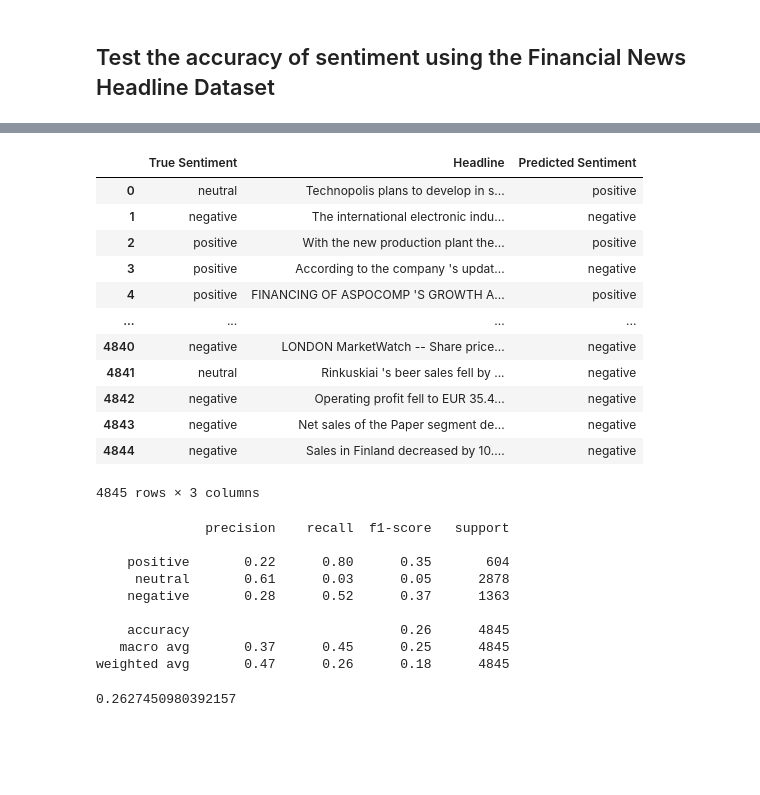
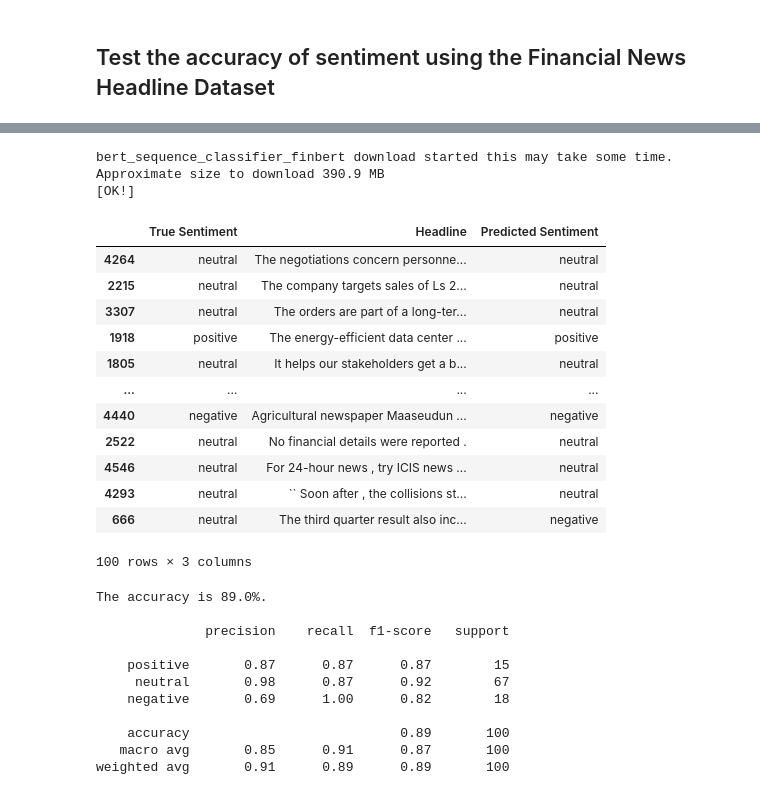
Before and after one commit to Brand-Sentiment-Tracking/dev-sentiment-package, a Jupyter notebook: johnsnow/CLASS_FOR_SENTIMENT_DETECTION_USING_SNOW_LABS_PIPELINES.ipynb, the cells around one changed output, grey strips where cells are left out. Cells and saved outputs as stored; diff of their text form; code cells hidden in the pictures; blank space fills up the shorter version.

```diff
--- a/johnsnow/CLASS_FOR_SENTIMENT_DETECTION_USING_SNOW_LABS_PIPELINES.ipynb
+++ b/johnsnow/CLASS_FOR_SENTIMENT_DETECTION_USING_SNOW_LABS_PIPELINES.ipynb
@@ -263,49 +320,82 @@ Saving all-data.csv to all-data.csv
 # %%
 import io
 # Store data in a Pandas Dataframe
-df = pd.read_csv(io.BytesIO(uploaded['all-data.csv']), encoding='latin-1')
+df = pd.read_csv("./sentiment-analysis-for-financial-news/all-data.csv", encoding='latin-1')
 df.columns = ['True Sentiment', 'Headline']
 
+# shuffle the DataFrame rows
+df = df.sample(frac = 1)
+
+# Make dataset smaller for faster runtime
+num_sentences = 100
+total_num_sentences = df.shape[0]
+df.drop(df.index[num_sentences:total_num_sentences], inplace=True)
+
+# Create the identifier object
+identifier = SentimentIdentification(MODEL_NAME = "custom_pipeline")
+
 preds = []
+target = []
+ignored_idxs = []
+sentiment_to_ignore = "" # e.g. neutral
+
 # Collect predicted sentiment for each headline - take three minutes to run
-for hl in df['Headline']:
-    preds.append(identifier.predict(hl))
+for idx, hl in enumerate(df['Headline']):
+
+    # Only append the sentiment if it is not the sentiment to ignore (e.g. neutral)
+    target_sentiment = df["True Sentiment"][df.index[idx]]
+
+    if target_sentiment != sentiment_to_ignore:
+      preds.append(identifier.predict(hl))
+    else:
+      ignored_idxs.append(idx)
+
+# Remove all ignored entries from dataset
+df.drop(df.index[ignored_idxs], inplace=True)
+
 df['Predicted Sentiment'] = preds
 
 # Modify predicted labels to match with true labels
 df = df.replace({'Predicted Sentiment': {'pos' : 'positive', 'neg' : 'negative'}})
 df
 # %% [output]
+bert_sequence_classifier_finbert download started this may take some time.
+Approximate size to download 390.9 MB
+[OK!]
 |  | True Sentiment | Headline | Predicted Sentiment |
-| 0 | neutral | Technopolis plans to develop in s... | positive |
-| 1 | negative | The international electronic indu... | negative |
-| 2 | positive | With the new production plant the... | positive |
-| 3 | positive | According to the company 's updat... | negative |
-| 4 | positive | FINANCING OF ASPOCOMP 'S GROWTH A... | positive |
+| 4264 | neutral | The negotiations concern personne... | neutral |
+| 2215 | neutral | The company targets sales of Ls 2... | neutral |
+| 3307 | neutral | The orders are part of a long-ter... | neutral |
+| 1918 | positive | The energy-efficient data center ... | positive |
+| 1805 | neutral | It helps our stakeholders get a b... | neutral |
 | ... | ... | ... | ... |
-| 4840 | negative | LONDON MarketWatch -- Share price... | negative |
-| 4841 | neutral | Rinkuskiai 's beer sales fell by ... | negative |
-| 4842 | negative | Operating profit fell to EUR 35.4... | negative |
-| 4843 | negative | Net sales of the Paper segment de... | negative |
-| 4844 | negative | Sales in Finland decreased by 10.... | negative |
+| 4440 | negative | Agricultural newspaper Maaseudun ... | negative |
+| 2522 | neutral | No financial details were reported . | neutral |
+| 4546 | neutral | For 24-hour news , try ICIS news ... | neutral |
+| 4293 | neutral | `` Soon after , the collisions st... | neutral |
+| 666 | neutral | The third quarter result also inc... | negative |
-4845 rows × 3 columns
+100 rows × 3 columns
 # %%
 from sklearn.metrics import classification_report
 
 y_true = df['True Sentiment'].to_numpy()
 y_pred = df['Predicted Sentiment'].to_numpy()
+
+print(f"The accuracy is {100* sum(y_true==y_pred)/len(y_true)}%. \n")
+
 target_names = ['positive', 'neutral', 'negative']
 
 # Compute classification metrics - poor accuracy
 print(classification_report(y_true, y_pred, target_names=target_names))
 # %% [output]
+The accuracy is 89.0%.
+
               precision    recall  f1-score   support
 
-    positive       0.22      0.80      0.35       604
-     neutral       0.61      0.03      0.05      2878
-    negative       0.28      0.52      0.37      1363
+    positive       0.87      0.87      0.87        15
+     neutral       0.98      0.87      0.92        67
+    negative       0.69      1.00      0.82        18
 
-    accuracy                           0.26      4845
-   macro avg       0.37      0.45      0.25      4845
-weighted avg       0.47      0.26      0.18      4845
+    accuracy                           0.89       100
+   macro avg       0.85      0.91      0.87       100
+weighted avg       0.91      0.89      0.89       100
-0.2627450980392157
```
Also changed, not shown: parts of 7 cells of this notebook.
